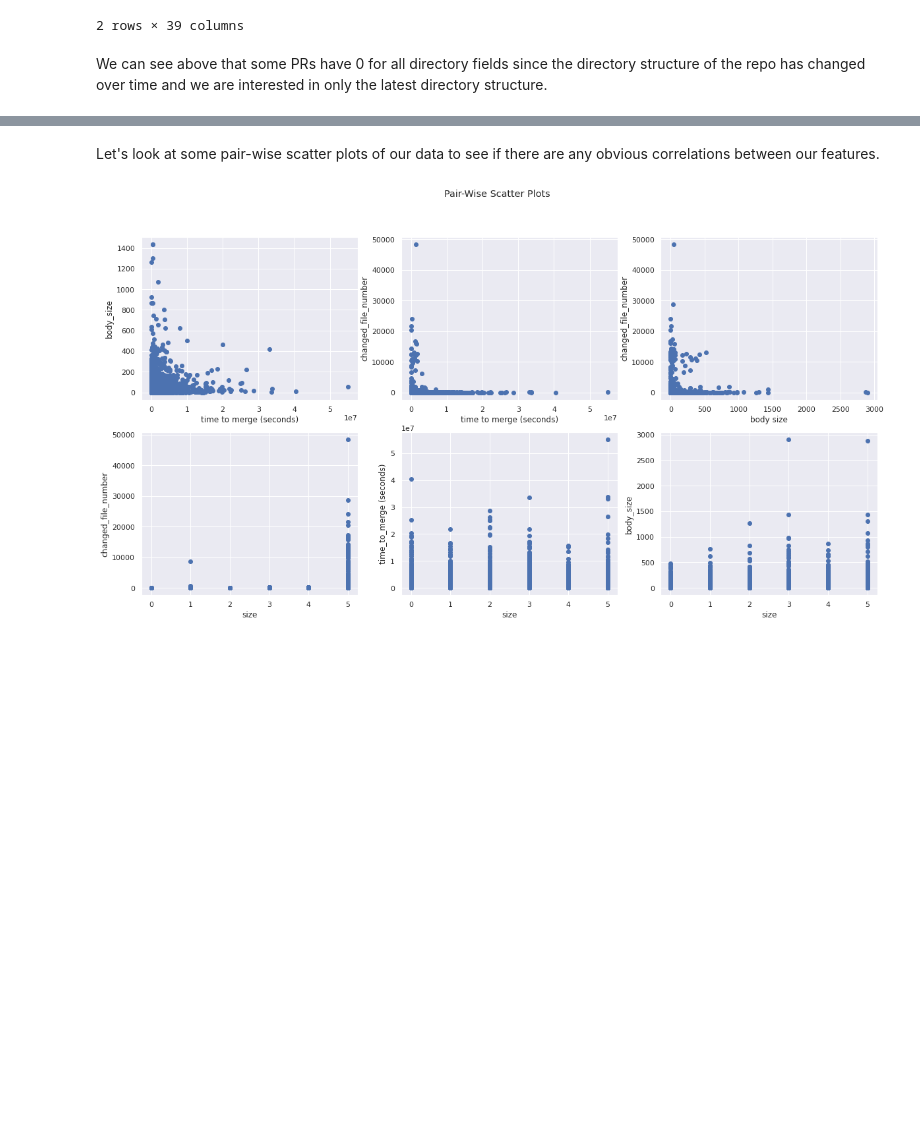
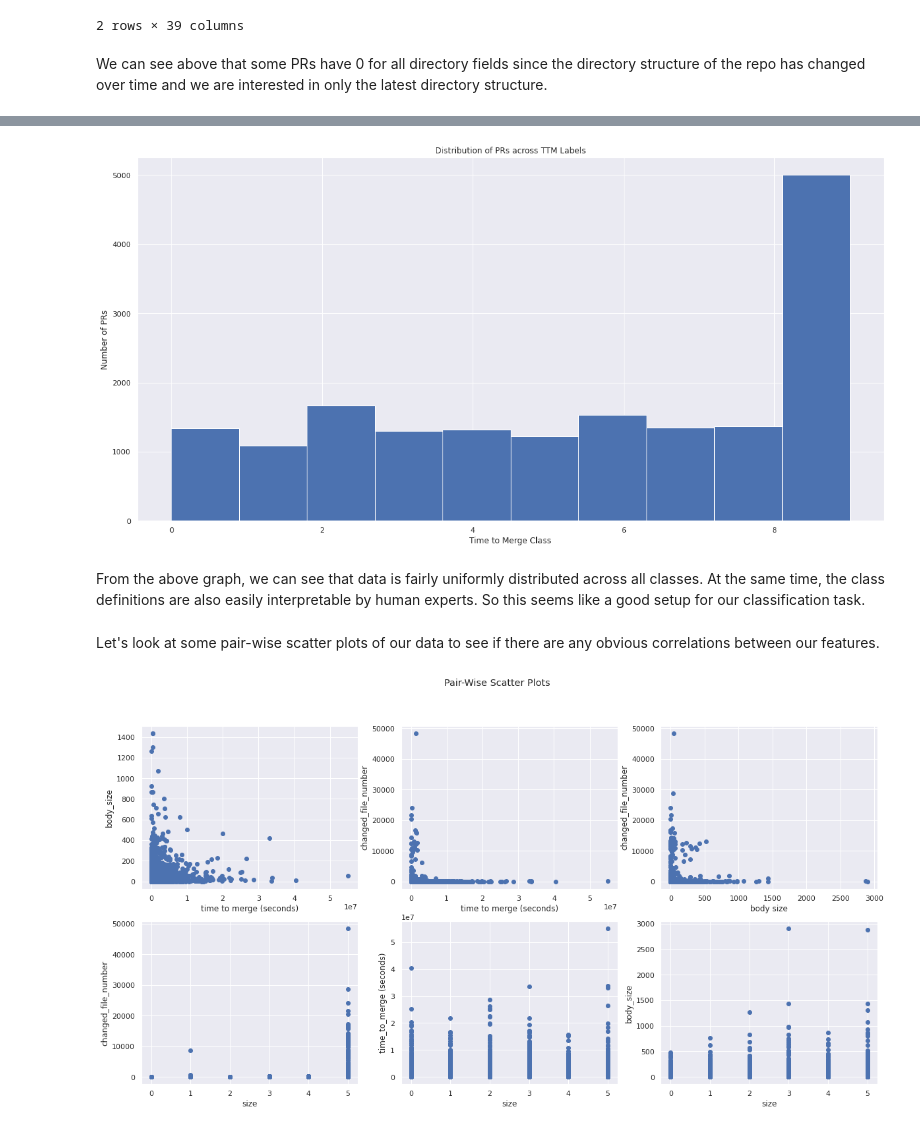
Before and after one commit to aicoe-aiops/ocp-ci-analysis, a Jupyter notebook: notebooks/data-sources/oc-github-repo/github_PR_EDA.ipynb, the cells around one changed output, grey strips where cells are left out. Drawn from its saved outputs; the diff is of its cells as text; code cells hidden in the pictures; blank space fills up the shorter version.

```diff
--- a/notebooks/data-sources/oc-github-repo/github_PR_EDA.ipynb
+++ b/notebooks/data-sources/oc-github-repo/github_PR_EDA.ipynb
@@ -758,3 +841,14 @@ We can see above that some PRs have 0 for all directory fields since the directo
+# %%
+# visualize data points distribution across classes
+feature_df["ttm_class"].hist()
+plt.title("Distribution of PRs across TTM Labels")
+plt.xlabel("Time to Merge Class")
+plt.ylabel("Number of PRs")
+plt.show()
+# %% [output]
+[figure, added]
+# %% [markdown]
+From the above graph, we can see that data is fairly uniformly distributed across all classes. At the same time, the class definitions are also easily interpretable by human experts. So this seems like a good setup for our classification task.
 # %% [markdown]
 Let's look at some pair-wise scatter plots of our data to see if there are any obvious correlations between our features.
 # %%
```
Also changed, not shown: parts of 51 cells of this notebook.
